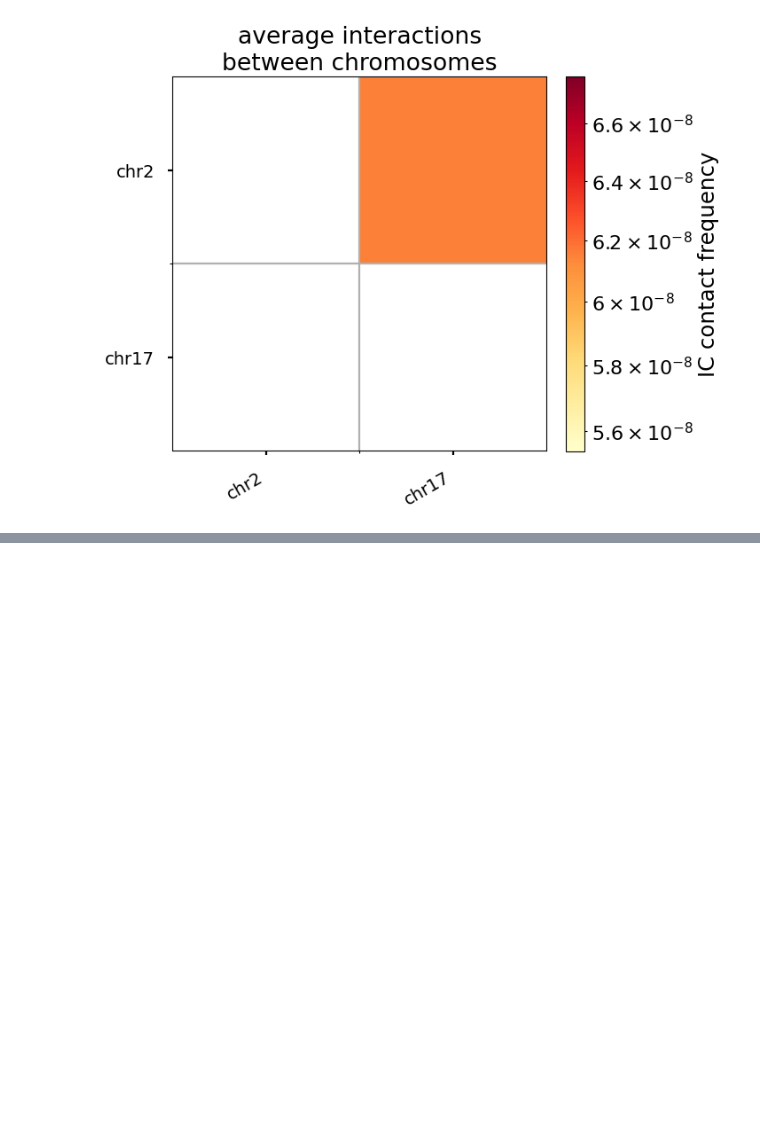
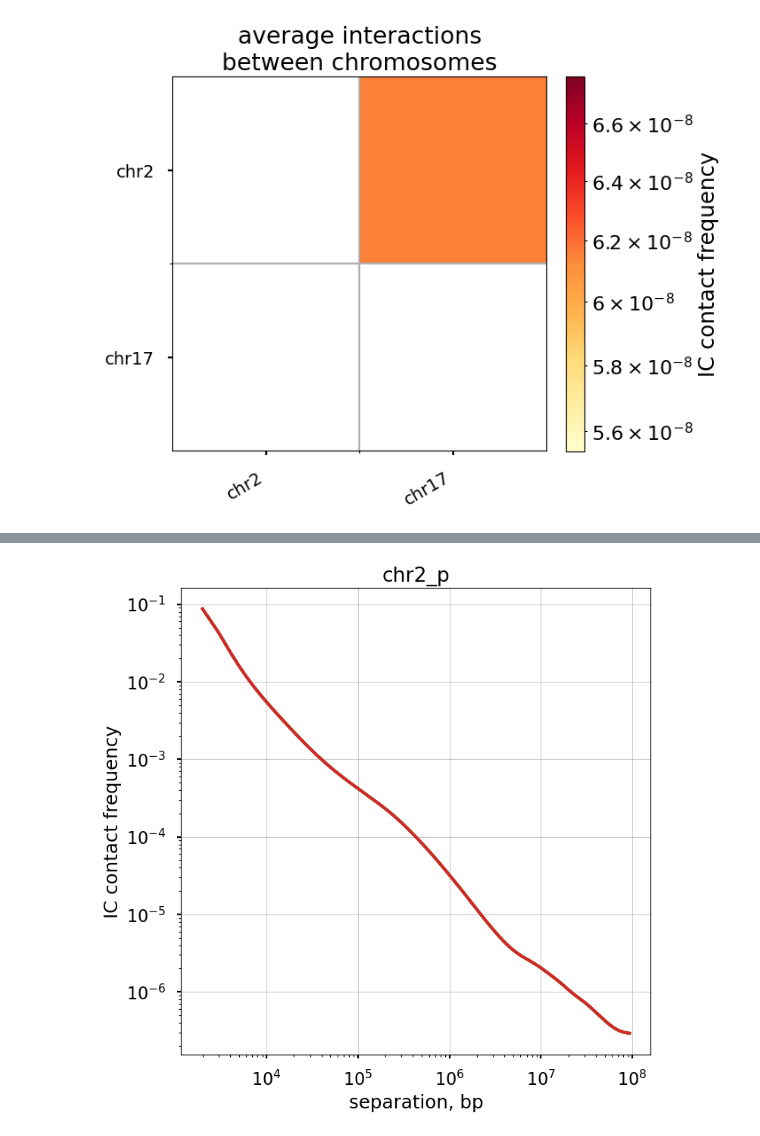
Before and after one commit to open2c/open2c_examples, a Jupyter notebook: contacts_vs_distance.ipynb, the cells around one changed output, grey strips where cells are left out. Saved outputs shown, nothing was run; the diff lists cells and outputs as text; code cells hidden in the pictures; blank space fills up the shorter version.

```diff
--- a/contacts_vs_distance.ipynb
+++ b/contacts_vs_distance.ipynb
@@ -160,5 +165,5 @@ cvd_smooth_agg = cooltools.expected_cis(
     view_df=hg38_arms,
     smooth=True,
     aggregate_smoothed=True,
-    nproc=4
+    nproc=int(num_cpus)
 )
@@ -369,0 +434,38 @@ ax.grid(which="minor")
+# %%
+cvds = []
+
+for frac in fracs:
+    clr_downsampled = cooler.Cooler(f'./data/test_sampled_{frac}_.cool')
+    cvd_smooth_agg_downsampled = cooltools.expected_cis(
+        clr=clr_downsampled,
+        view_df=hg38_arms,
+        smooth=True,
+        aggregate_smoothed=True,
+        nproc=int(num_cpus)
+    )
+
+    cvd_smooth_agg_downsampled['s_bp'] = cvd_smooth_agg_downsampled['dist']* resolution
+    cvd_smooth_agg_downsampled['balanced.avg.smoothed'].loc[cvd_smooth_agg_downsampled['dist'] < 2] = np.nan
+    cvds.append(cvd_smooth_agg_downsampled)
+# %%
+f, ax = plt.subplots(1,1,figsize=(8, 8))
+
+region = hg38_arms['name'][0]
+for i, cvd_downsampled in enumerate(cvds):
+    ax.loglog(
+        cvd_smooth_agg_downsampled['s_bp'].loc[cvd_smooth_agg_downsampled['region1']==region],
+        cvd_smooth_agg_downsampled['balanced.avg.smoothed'].loc[cvd_smooth_agg_downsampled['region1']==region],
+        label=f'Downsampled ({fracs[i]})'
+    )
+ax.loglog(
+    cvd_smooth_agg['s_bp'].loc[cvd_smooth_agg['region1']==region],
+    cvd_smooth_agg['balanced.avg.smoothed'].loc[cvd_smooth_agg['region1']==region],
+    label='Complete Data'
+)
+ax.set(
+    xlabel='separation, bp',
+    ylabel='IC contact frequency')
+ax.grid(lw=0.5)
+ax.title.set_text(region)
+# %% [output]
+[figure, added]
```
Also changed, not shown: parts of 10 cells of this notebook, 2 other files.
